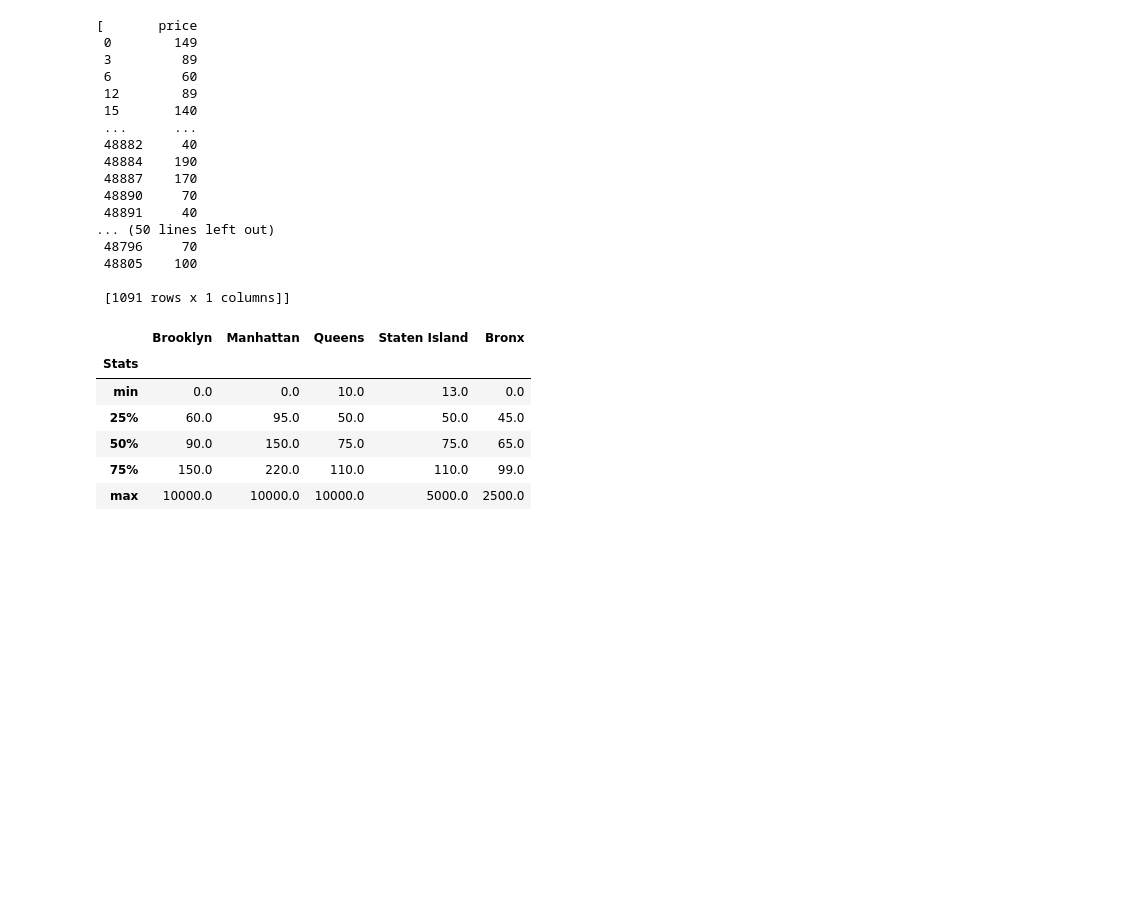
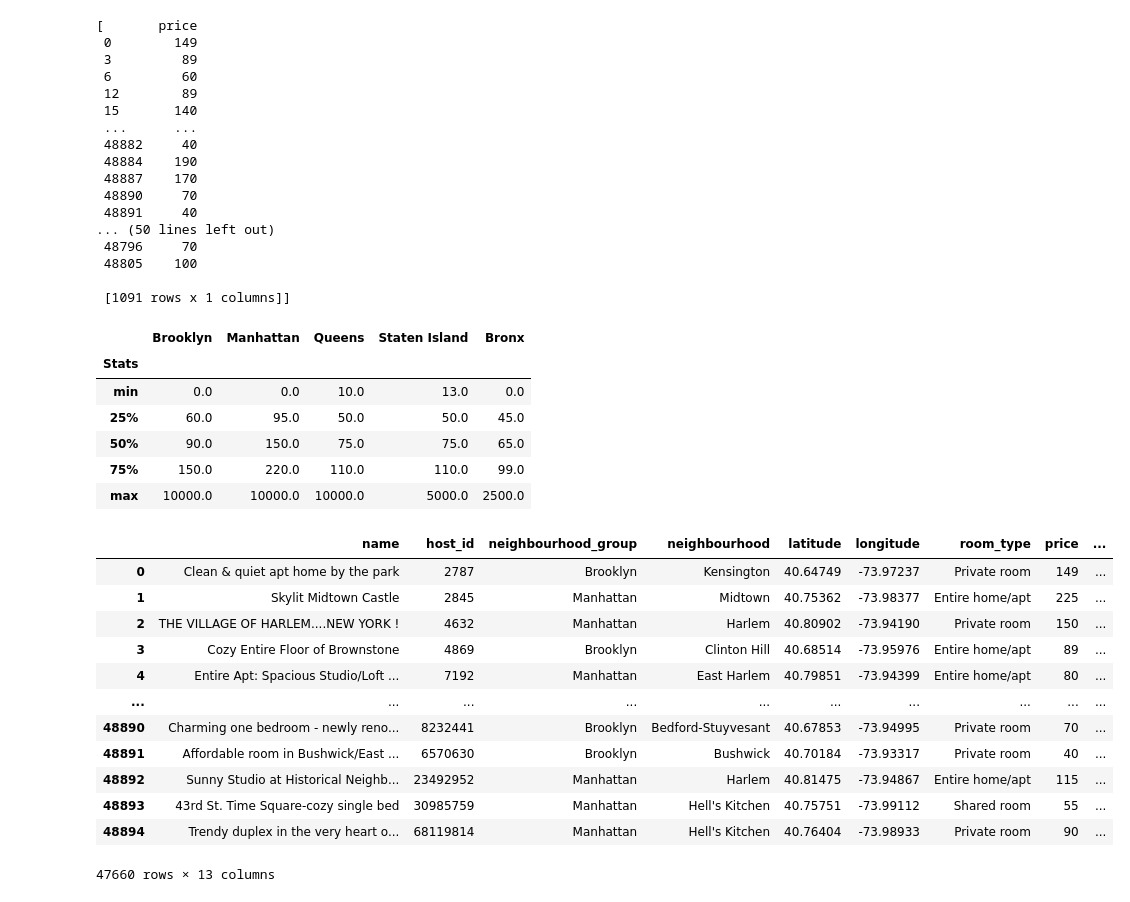
Before and after one commit to Creatrohit9/AIRBNB-PROJECT-1-CAPSTON, a Jupyter notebook: MD1WK4ROHIT_Airbnb_Bookings_Analysis_Capstone_Project.ipynb, the cells around one changed output. Cells and saved outputs as stored; diff of their text form; code cells hidden in the pictures; blank space fills up the shorter version.

```diff
--- a/MD1WK4ROHIT_Airbnb_Bookings_Analysis_Capstone_Project.ipynb
+++ b/MD1WK4ROHIT_Airbnb_Bookings_Analysis_Capstone_Project.ipynb
@@ -412,3 +411,22 @@ stat_df
 | 50% | 90.0 | 150.0 | 75.0 | 75.0 | 65.0 |
 | 75% | 150.0 | 220.0 | 110.0 | 110.0 | 99.0 |
 | max | 10000.0 | 10000.0 | 10000.0 | 5000.0 | 2500.0 |
+# %%
+#after seeing statistic table we can easily observ that we have some extreem value so for we need to remove it for better visualisation
+# creating a sub data frame with value less than 500
+sub_data=airbnb_df[airbnb_df.price<500]
+sub_data
+# %% [output]
+|  | name | host_id | neighbourhood_group | neighbourhood | latitude | longitude | room_type | price | ... |
+| 0 | Clean & quiet apt home by the park | 2787 | Brooklyn | Kensington | 40.64749 | -73.97237 | Private room | 149 | ... |
+| 1 | Skylit Midtown Castle | 2845 | Manhattan | Midtown | 40.75362 | -73.98377 | Entire home/apt | 225 | ... |
+| 2 | THE VILLAGE OF HARLEM....NEW YORK ! | 4632 | Manhattan | Harlem | 40.80902 | -73.94190 | Private room | 150 | ... |
+| 3 | Cozy Entire Floor of Brownstone | 4869 | Brooklyn | Clinton Hill | 40.68514 | -73.95976 | Entire home/apt | 89 | ... |
+| 4 | Entire Apt: Spacious Studio/Loft ... | 7192 | Manhattan | East Harlem | 40.79851 | -73.94399 | Entire home/apt | 80 | ... |
+| ... | ... | ... | ... | ... | ... | ... | ... | ... | ... |
+| 48890 | Charming one bedroom - newly reno... | 8232441 | Brooklyn | Bedford-Stuyvesant | 40.67853 | -73.94995 | Private room | 70 | ... |
+| 48891 | Affordable room in Bushwick/East ... | 6570630 | Brooklyn | Bushwick | 40.70184 | -73.93317 | Private room | 40 | ... |
+| 48892 | Sunny Studio at Historical Neighb... | 23492952 | Manhattan | Harlem | 40.81475 | -73.94867 | Entire home/apt | 115 | ... |
+| 48893 | 43rd St. Time Square-cozy single bed | 30985759 | Manhattan | Hell's Kitchen | 40.75751 | -73.99112 | Shared room | 55 | ... |
+| 48894 | Trendy duplex in the very heart o... | 68119814 | Manhattan | Hell's Kitchen | 40.76404 | -73.98933 | Private room | 90 | ... |
+47660 rows × 13 columns
```
Also changed, not shown: parts of 2 cells of this notebook.
